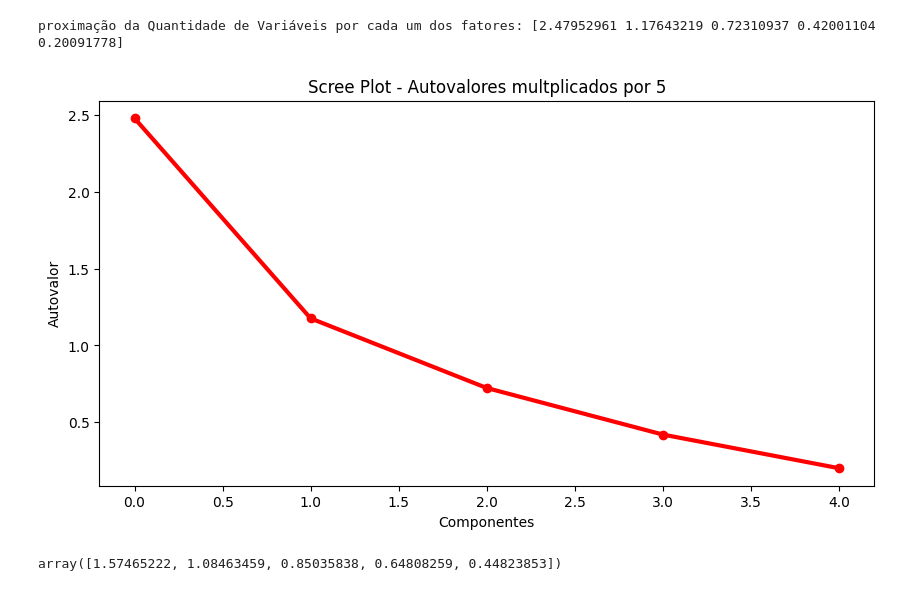
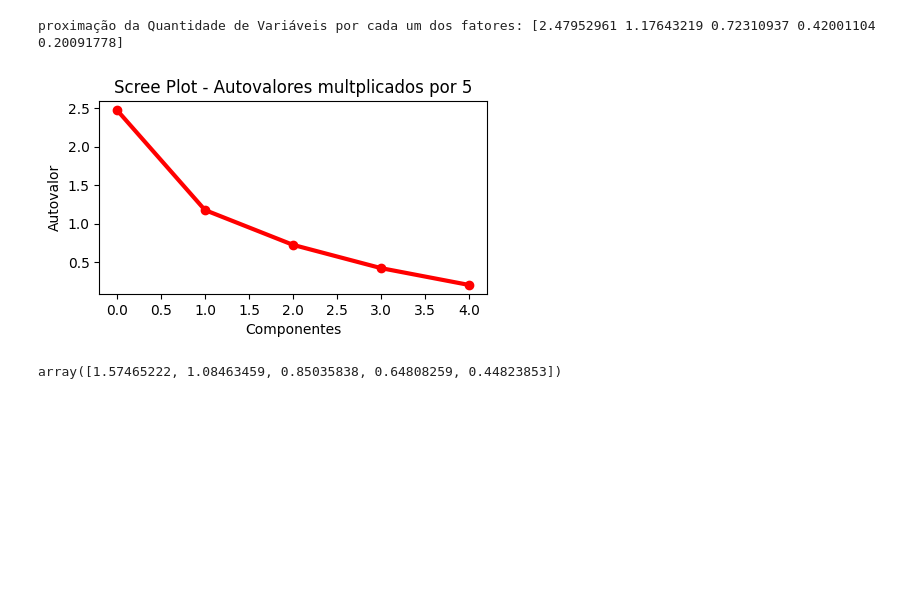
Before and after one commit to leoScienceanalytics/credit_segment_with_clustering, a Jupyter notebook: creditclustering.ipynb, the cells around one changed output. Cells and saved outputs as stored; diff of their text form; code cells hidden in the pictures; blank space fills up the shorter version.

```diff
--- a/creditclustering.ipynb
+++ b/creditclustering.ipynb
@@ -482,14 +472,14 @@ proximação da Quantidade de Variáveis por cada um dos fatores: [2.47952961 1.
 # %%
 fatores_selecionados = ['Fator selecionado' if autovalor > 1 else 'Fator não selecionado' for autovalor in autovalores]
 
-fig = plt.figure(figsize= (10, 5))
+fig = plt.figure(figsize= (5, 2.5))
 plt.plot(autovalores, 'ro-', linewidth=3)
 plt.title('Scree Plot - Autovalores multplicados por 5')
 plt.xlabel('Componentes')
 plt.ylabel('Autovalor')
 plt.show()
 # %% [output]
-[figure, old version]
+[figure, new version]
 # %%
 #Raiz dos autovalores
 raiz_autovalores = np.sqrt(autovalores)
```
Also changed, not shown: parts of 19 cells of this notebook.
